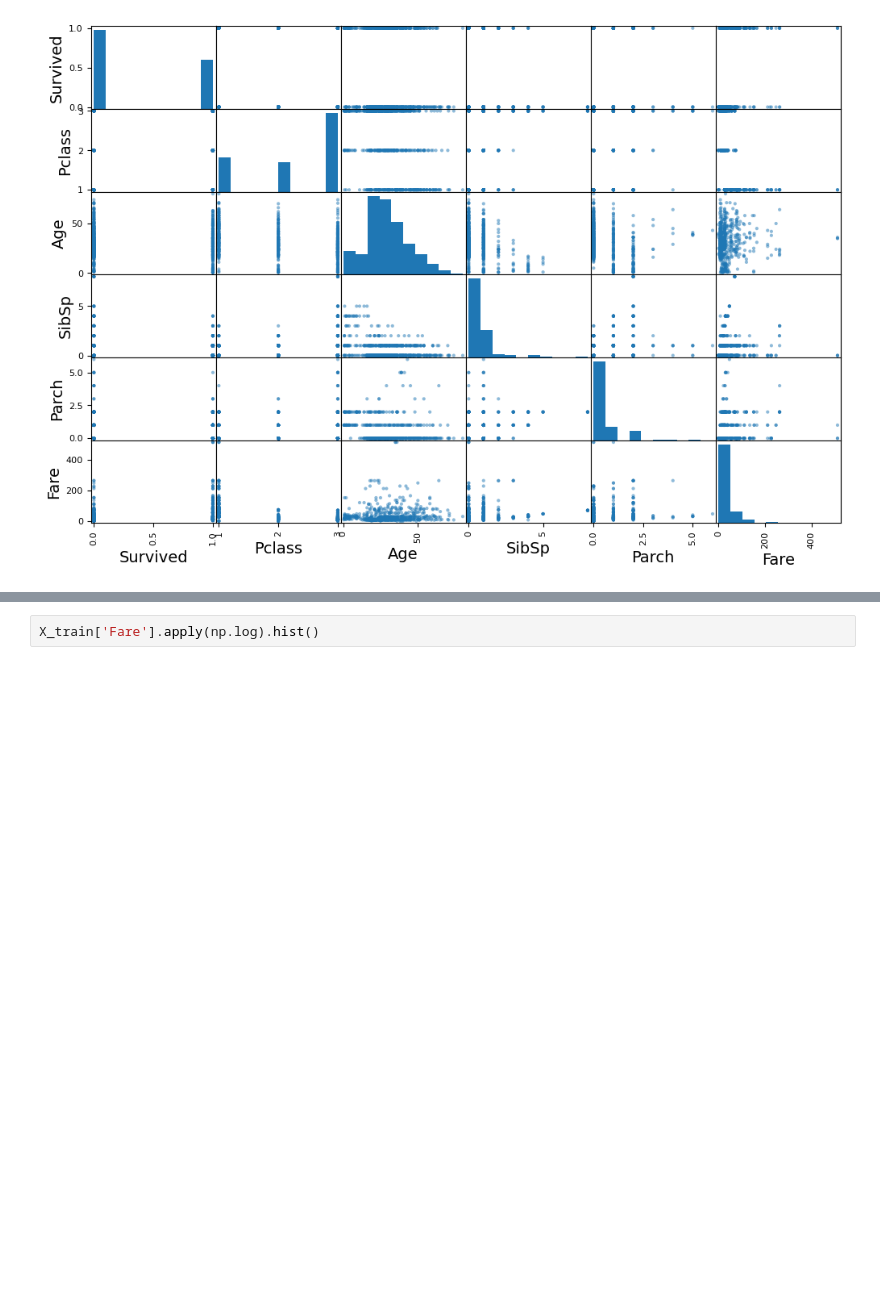
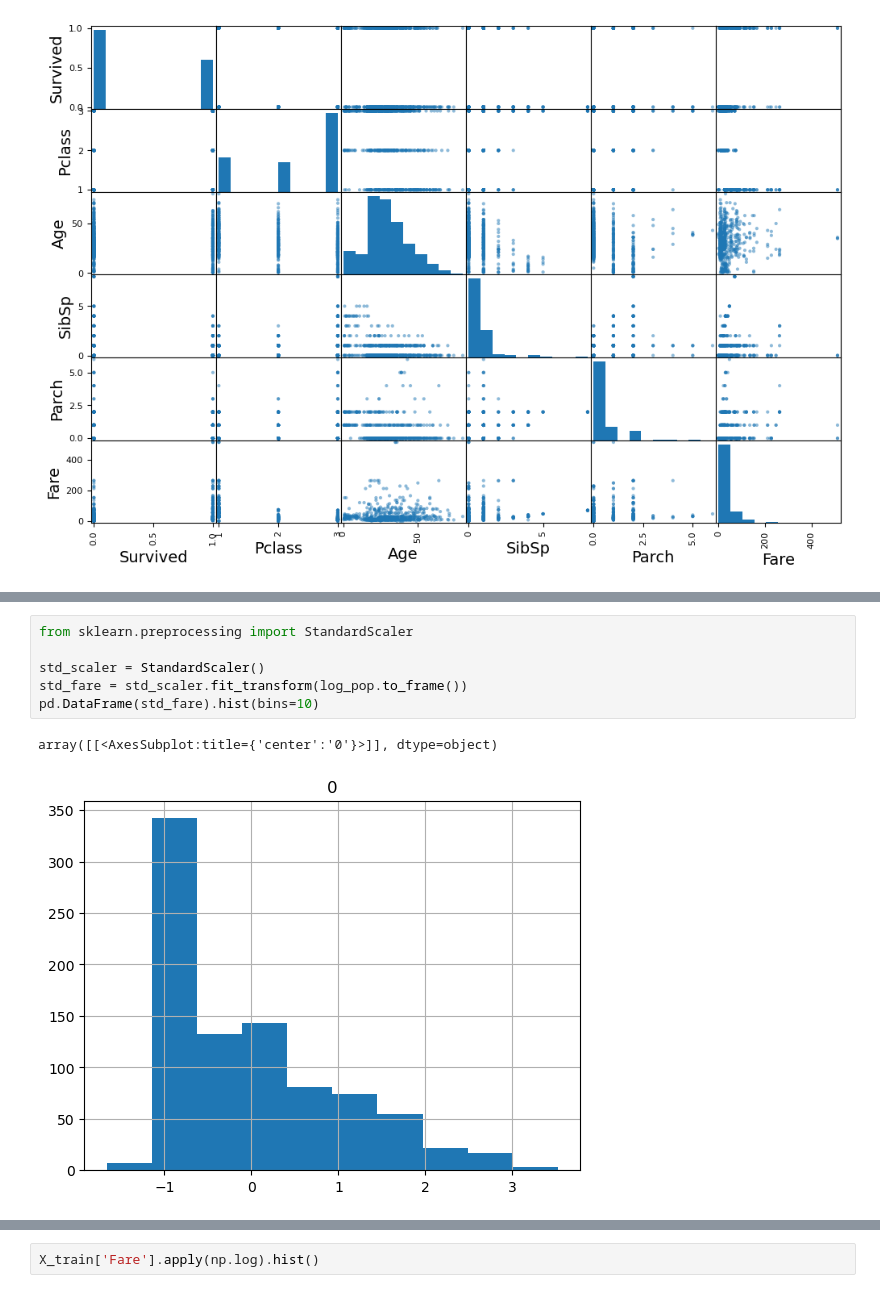
Before and after one commit to ericlau1987/hands_on_machine_learning_sklearn_keras_tensorflow, a Jupyter notebook: src/chapter3_classification/kaggle_taitanic/00_exploration.ipynb, the cells around one changed output, grey strips where cells are left out. Cells and saved outputs as stored; diff of their text form; blank space fills up the shorter version.

Commit message:
log and standardise

```diff
--- a/src/chapter3_classification/kaggle_taitanic/00_exploration.ipynb
+++ b/src/chapter3_classification/kaggle_taitanic/00_exploration.ipynb
@@ -158,0 +159,9 @@ Name: Fare, Length: 248, dtype: int64
+# %%
+from sklearn.preprocessing import StandardScaler
+
+std_scaler = StandardScaler()
+std_fare = std_scaler.fit_transform(log_pop.to_frame())
+pd.DataFrame(std_fare).hist(bins=10)
+# %% [output]
+array([[<AxesSubplot:title={'center':'0'}>]], dtype=object)
+[figure, added]
```
Also changed, not shown: parts of 10 cells of this notebook, 1 other file.
